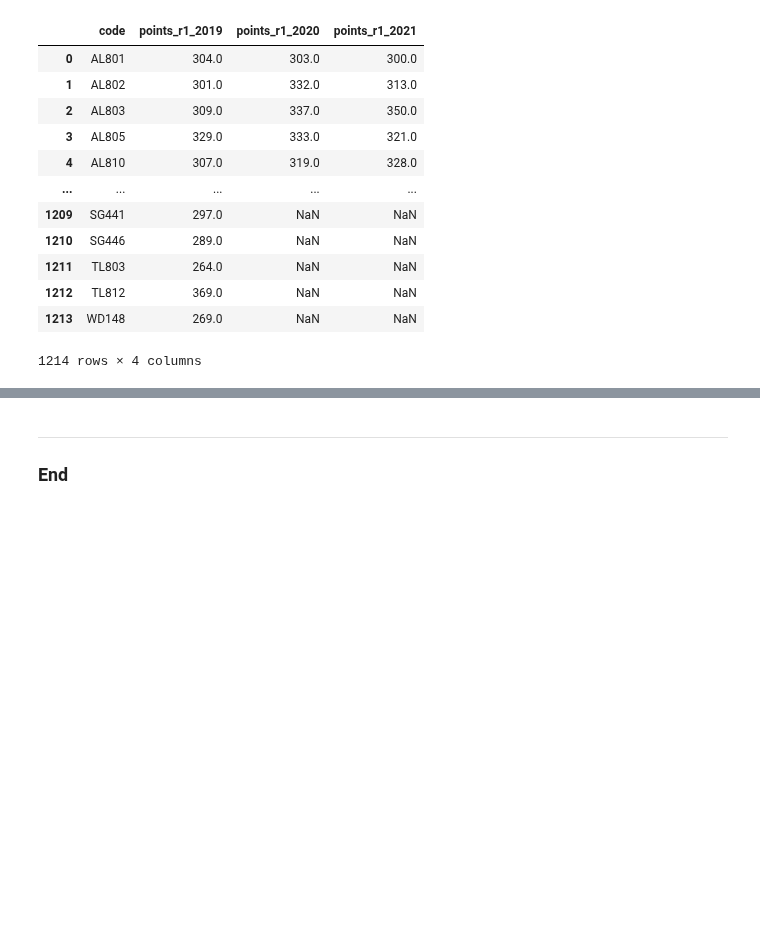
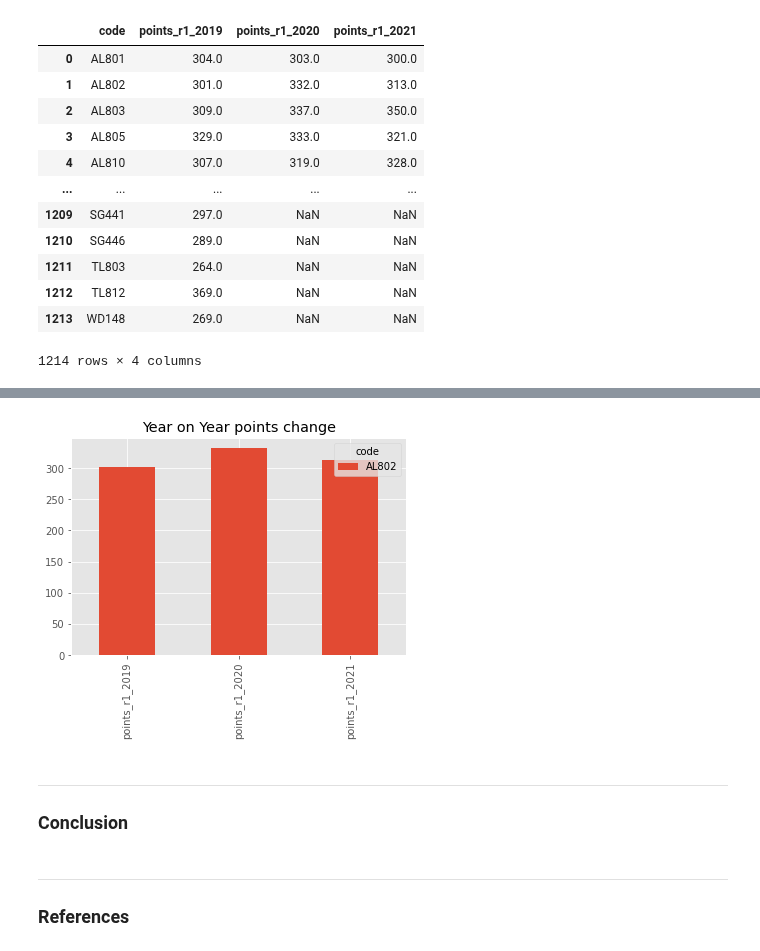
Before and after one commit to Michelleoc/fundamentals-of-data-analysis-assessment, a Jupyter notebook: cao.ipynb, the cells around one changed output, grey strips where cells are left out. Saved outputs shown, nothing was run; the diff lists cells and outputs as text; code cells hidden in the pictures; blank space fills up the shorter version.

```diff
--- a/cao.ipynb
+++ b/cao.ipynb
@@ -1362,11 +1337,13 @@ plt.show()
-# %%
-# https://stackoverflow.com/questions/53679442/plotting-dataframe-columns-on-x-axis
-%matplotlib inline
-plt.style.use('ggplot')
-
-dfbycoursecode.plot(x=['points_r1_2021','points_r1_2020', 'points_r1_2019'],
-                  y=dfbycoursecode.index,
-                  kind='bar')
+# %%
+# To show as a bar chart
+coursechoicedf.set_index("code").T.plot.bar()
+plt.title("Year on Year points change")
+plt.show()
+# %% [output]
+[figure, added]
 # %% [markdown]
 ***
-### End
+### Conclusion <a name="conclusion"></a>
+# %% [markdown]
+***
+### References <a name="references"></a>
```
Also changed, not shown: parts of 35 cells of this notebook, 10 other files.
